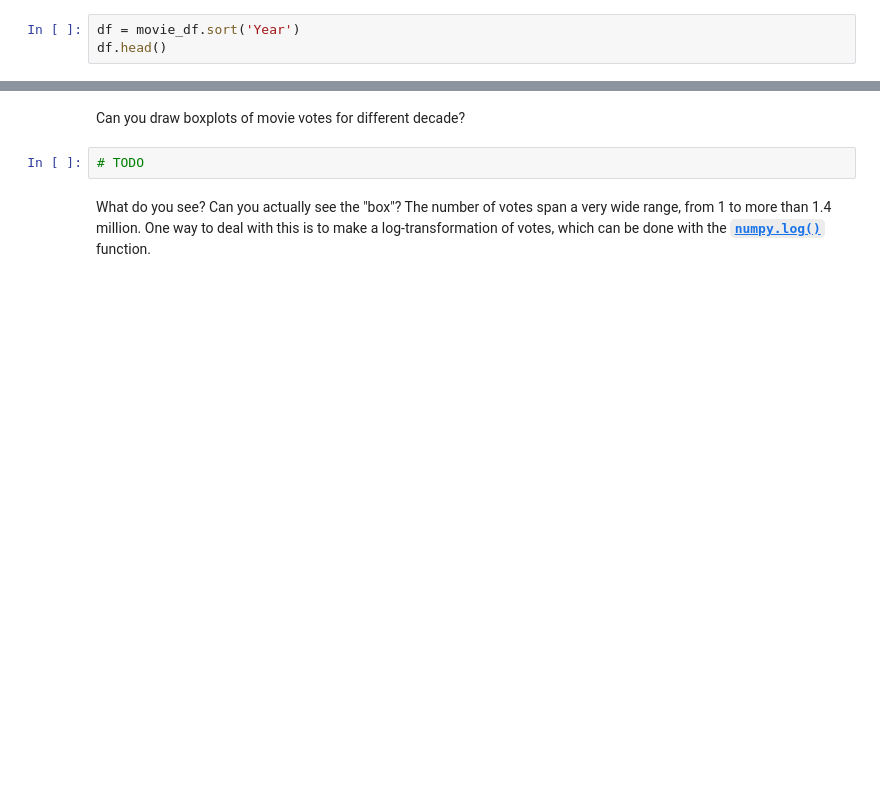
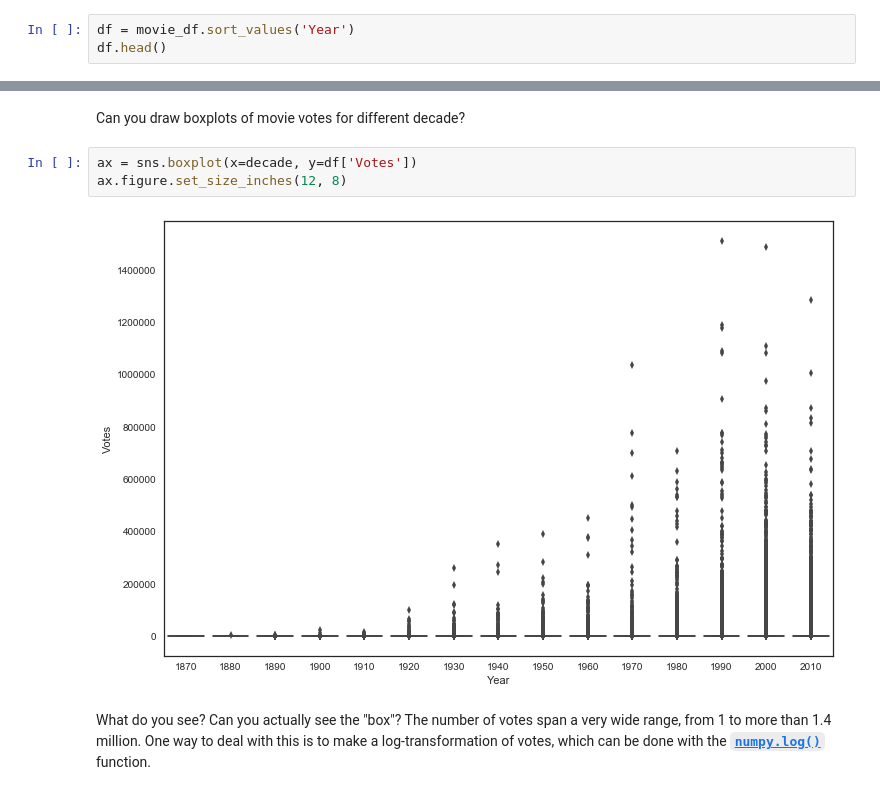
Before and after one commit to muftring/iu-datavis, a Jupyter notebook: week-05/w05_lab_uftring_michael.ipynb, the cells around one changed output, grey strips where cells are left out. Drawn from its saved outputs; the diff is of its cells as text; blank space fills up the shorter version.

Commit message:
Lab 5 - boxplots

```diff
--- a/week-05/w05_lab_uftring_michael.ipynb
+++ b/week-05/w05_lab_uftring_michael.ipynb
@@ -289,7 +295,7 @@ sns.boxplot(movie_df['Rating'])
 # %% [markdown]
 We can also easily draw a series of boxplots grouped by categories. For example, let's do the boxplots of movie ratings for different decades.
 # %%
-df = movie_df.sort('Year')
+df = movie_df.sort_values('Year')
 df.head()
 # %% [output]
 |  | Title | Year | Rating | Votes |
@@ -322,7 +330,10 @@ ax.figure.set_size_inches(12, 8)
 # %% [markdown]
 Can you draw boxplots of movie votes for different decade?
-# %%
-# TODO
+# %%
+ax = sns.boxplot(x=decade, y=df['Votes'])
+ax.figure.set_size_inches(12, 8)
+# %% [output]
+[figure, added]
 # %% [markdown]
 What do you see? Can you actually see the "box"? The number of votes span a very wide range, from 1 to more than 1.4 million. One way to deal with this is to make a log-transformation of votes, which can be done with the [**`numpy.log()`**](http://docs.scipy.org/doc/numpy/reference/generated/numpy.log.html) function.
 # %%
```
Also changed, not shown: parts of 5 cells of this notebook.
